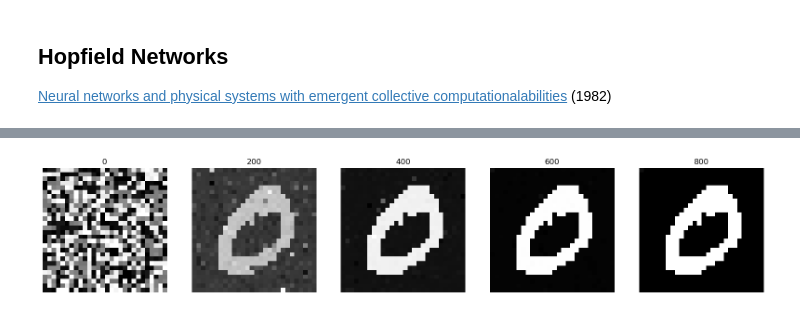
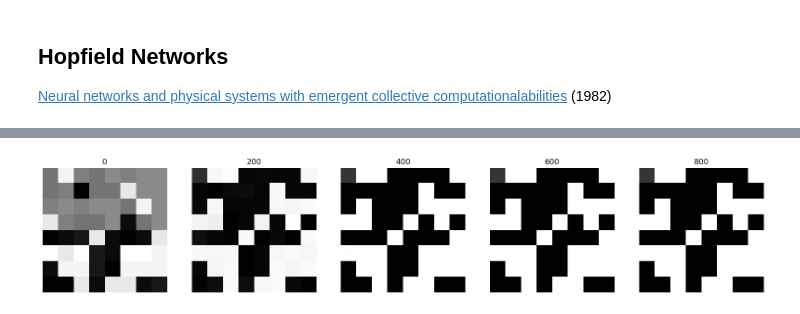
Before and after one commit to epochlab/LAM, a Jupyter notebook: sandbox/sandbox_hopfield.ipynb, the cells around one changed output, grey strips where cells are left out. Cells and saved outputs as stored; diff of their text form; code cells hidden in the pictures.

```diff
--- a/sandbox/sandbox_hopfield.ipynb
+++ b/sandbox/sandbox_hopfield.ipynb
@@ -34,0 +51,6 @@ print(data.shape)
+# %%
+data = np.array([1 if x > 0.5 else -1 for x in np.random.rand(ndim * memory)], dtype=np.int8)
+data = data.reshape(memory, ndim)
+
+print(data[0])
+print(data.shape)
@@ -35,6 +62,5 @@ print(data.shape)
 # %%
 # Build model
-neurons = data.shape[1]
-model = hopfield(neurons)
+model = hopfield(ndim)
 # %%
 # Summary
@@ -52,7 +78,6 @@ print(f"{0.24 * w:.2f} bit capacity")
 # %%
 # Train (Encoding)
-samples = 2
-model.train(data[:samples])
+model.train(data)
 # %%
 plt.figure()
 plt.subplot(1,2,1)
@@ -70,0 +91,10 @@ state = np.random.randint(-1,2,(model.ndim)) # Noise
+# %%
+# state = np.random.randint(-1,2,(model.ndim)) # Noise
+
+plt.subplot(1,2,1)
+state = data[0]
+plt.imshow(state.reshape(int(ndim**0.5),int(ndim**0.5)))
+
+plt.subplot(1,2,2)
+state[:32] = 0
+plt.imshow(state.reshape(int(ndim**0.5),int(ndim**0.5)))
@@ -71,30 +104,30 @@ state = np.random.randint(-1,2,(model.ndim)) # Noise
 # %%
 # Infer (Retrieval)
 steps = 1000
 n_update = 16
 energy = []
 T = 1.0
 
 plt.figure(figsize=(20,200))
 for i in range(steps):
     state = model.infer(state, n_update, T).astype(float)
     E = model.compute_energy(state)
     energy.append(E)
 
     noise = np.random.randint(-1,2, state.shape) * T * 0.1 # Add disturbance
     state += noise
 
     T = max(T * 0.99, 0.001) # Simulated annealing
 
     stamp = steps / 5
     if i%stamp == 0:
         m = int((i/stamp)+1)
         plt.subplot(1, int(steps/stamp), m)
-        plt.imshow(state.reshape(28,28), cmap='binary')
+        plt.imshow(state.reshape(int(ndim**0.5),int(ndim**0.5)), cmap='binary')
         plt.title(i)
         plt.axis('off')
 # %% [output]
-[figure, old version]
+[figure, new version]
 # %%
 x = np.arange(len(energy))
 y = np.array(energy).squeeze()
```
Also changed, not shown: parts of 11 cells of this notebook.
